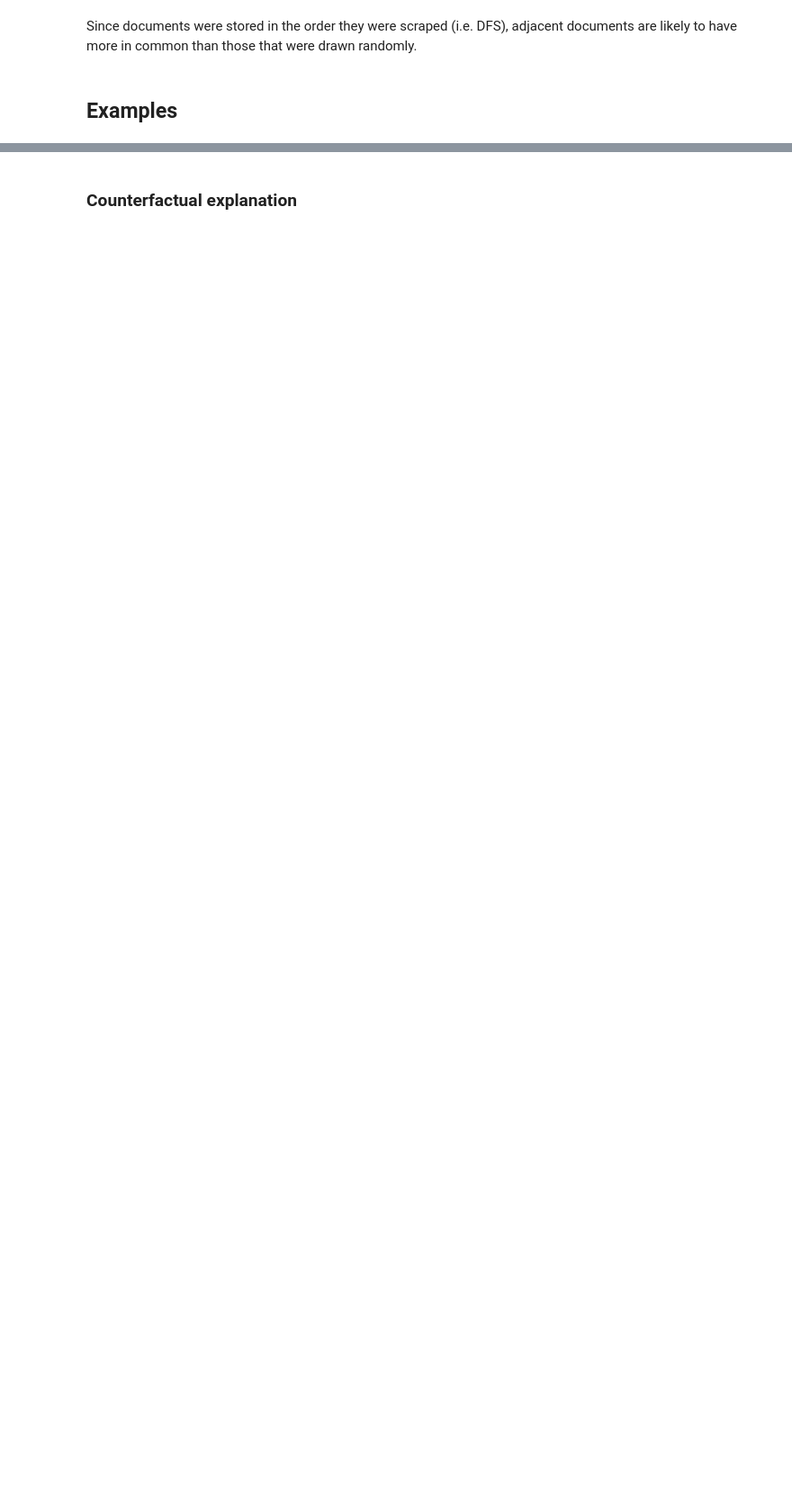
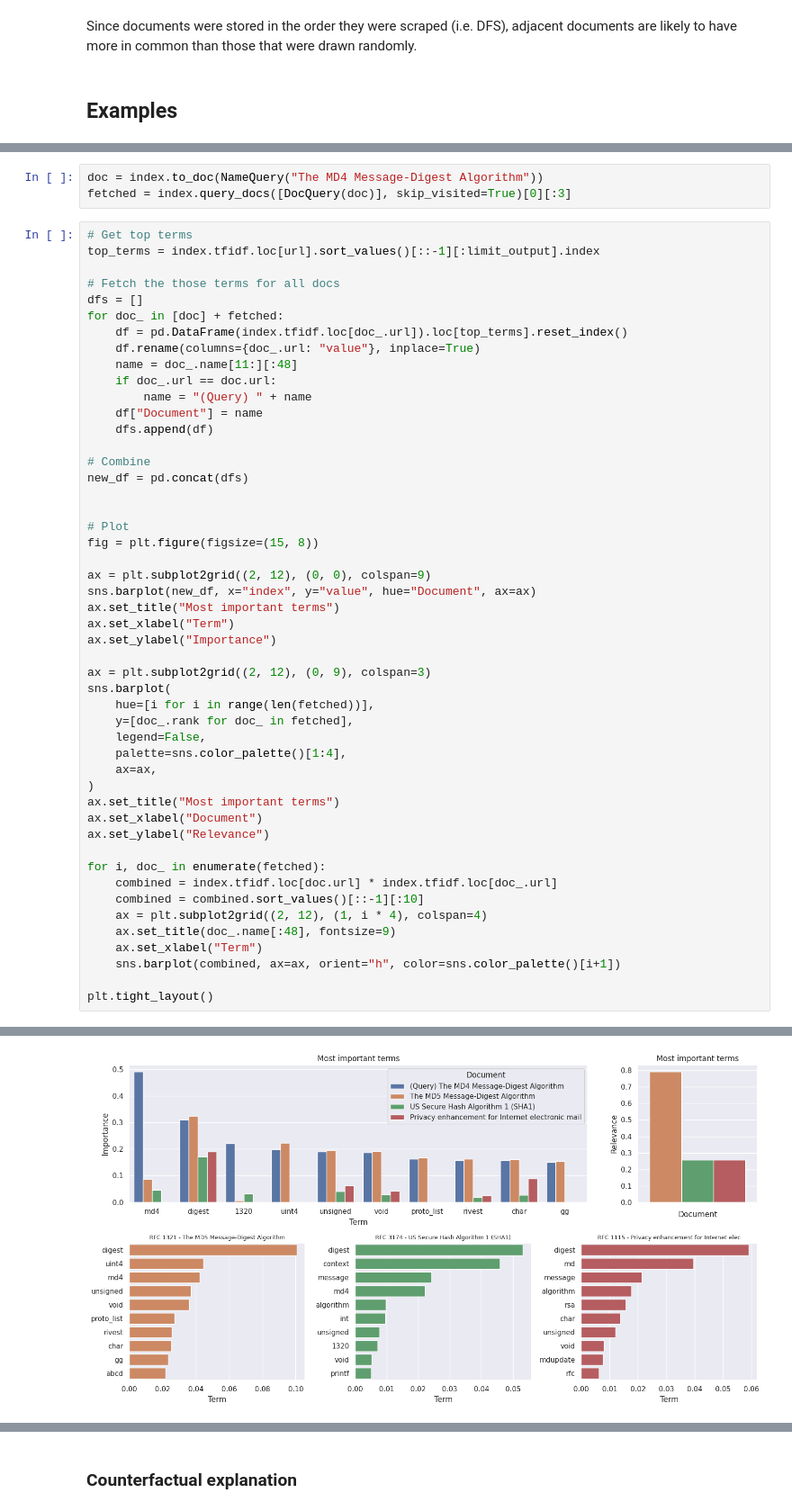
Before and after one commit to AndrewChmutov/wiki-recommendation, a Jupyter notebook: index.ipynb, the cells around one changed output, grey strips where cells are left out. Shown at 90% size. Saved outputs shown, nothing was run; the diff lists cells and outputs as text; blank space fills up the shorter version.

```diff
--- a/index.ipynb
+++ b/index.ipynb
@@ -304,0 +345,53 @@ plt.show()
+# %%
+doc = index.to_doc(NameQuery("The MD4 Message-Digest Algorithm"))
+fetched = index.query_docs([DocQuery(doc)], skip_visited=True)[0][:3]
+# %%
+# Get top terms
+top_terms = index.tfidf.loc[url].sort_values()[::-1][:limit_output].index
+
+# Fetch the those terms for all docs
+dfs = []
+for doc_ in [doc] + fetched:
+    df = pd.DataFrame(index.tfidf.loc[doc_.url]).loc[top_terms].reset_index()
+    df.rename(columns={doc_.url: "value"}, inplace=True)
+    name = doc_.name[11:][:48]
+    if doc_.url == doc.url:
+        name = "(Query) " + name
+    df["Document"] = name
+    dfs.append(df)
+
+# Combine
+new_df = pd.concat(dfs)
+
+
+# Plot
+fig = plt.figure(figsize=(15, 8))
+
+ax = plt.subplot2grid((2, 12), (0, 0), colspan=9)
+sns.barplot(new_df, x="index", y="value", hue="Document", ax=ax)
+ax.set_title("Most important terms")
+ax.set_xlabel("Term")
+ax.set_ylabel("Importance")
+
+ax = plt.subplot2grid((2, 12), (0, 9), colspan=3)
+sns.barplot(
+    hue=[i for i in range(len(fetched))],
+    y=[doc_.rank for doc_ in fetched],
+    legend=False,
+    palette=sns.color_palette()[1:4],
+    ax=ax,
+)
+ax.set_title("Most important terms")
+ax.set_xlabel("Document")
+ax.set_ylabel("Relevance")
+
+for i, doc_ in enumerate(fetched):
+    combined = index.tfidf.loc[doc.url] * index.tfidf.loc[doc_.url]
+    combined = combined.sort_values()[::-1][:10]
+    ax = plt.subplot2grid((2, 12), (1, i * 4), colspan=4)
+    ax.set_title(doc_.name[:48], fontsize=9)
+    ax.set_xlabel("Term")
+    sns.barplot(combined, ax=ax, orient="h", color=sns.color_palette()[i+1])
+
+plt.tight_layout()
+# %% [output]
@@ -304,0 +399 @@ plt.show()
+[figure, added]
```
Also changed, not shown: parts of 27 cells of this notebook.
